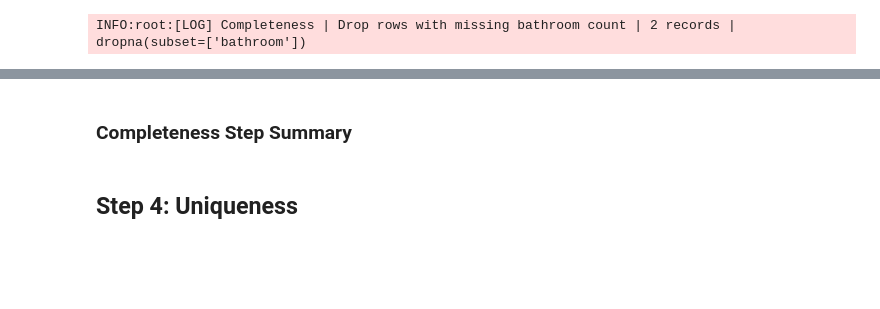
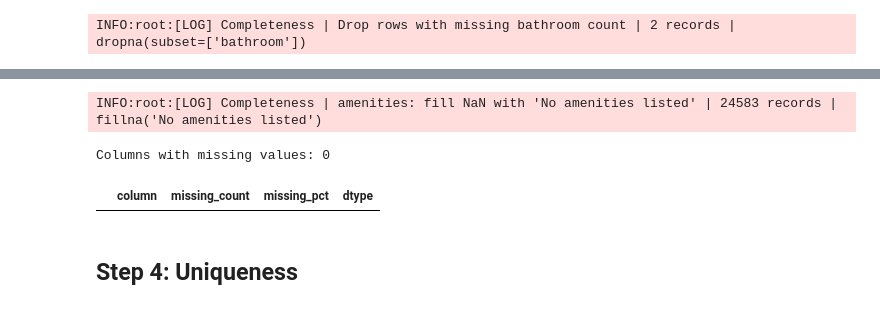
Before and after one commit to ahmedmostafa10/DS_Project, a Jupyter notebook: notebooks/02_data_cleaning.ipynb, the cells around one changed output, grey strips where cells are left out. Drawn from its saved outputs; the diff is of its cells as text; code cells hidden in the pictures; blank space fills up the shorter version.

```diff
--- a/notebooks/02_data_cleaning.ipynb
+++ b/notebooks/02_data_cleaning.ipynb
@@ -743,6 +759,12 @@ Shape after column drops: (34523, 28)
 Dropped 1 columns
 # %%
 def fill_district_with_mode(df):
+    number_of_missing_districts = int(df["district"].isna().sum())
+
+    if number_of_missing_districts == 0:
+        return df,0
+
+    df["district"] = df["district"].cat.add_categories(["Unknown"])
     group_mode = df.groupby(['city', 'town'])['district'].transform(
         lambda x: x.mode().iloc[0] if not x.mode().empty else np.nan
     )
@@ -755,4 +777,4 @@ def fill_district_with_mode(df):
 
     df['district'] = df['district'].fillna('Unknown')
 
-    return df
+    return df,number_of_missing_districts
@@ -764,15 +794,18 @@ CategoricalDtype(categories=['furnished', 'partly', 'unfurnished'], ordered=Fals
 # %%
-if "furnished" in df.columns:
-    n_furnished_missing = int(df["furnished"].isna().sum())
-    df["furnished"] = df["furnished"].fillna("Unknown")
+n_furnished_missing = int(df["furnished"].isna().sum())
+
+if n_furnished_missing > 0:
+    df["furnished"] = df["furnished"].cat.add_categories(["Missing"])
+    df["furnished"] = df["furnished"].fillna("Missing")
+
     log_cleaning_action(
         step="Completeness",
-        rule="furnished: fill NaN with 'Unknown' category",
+        rule="furnished: fill NaN with 'Missing' category",
         records_affected=n_furnished_missing,
-        action="fillna('Unknown')",
+        action="fillna('Missing')",
         rationale=(
             "Missingness is informative — agents who don't disclose furnished status "
-            "may represent a distinct listing pattern. 'Unknown' lets the model learn from it."
+            "may represent a distinct listing pattern. 'Missing' lets the model learn from it."
         ),
     )
 # %% [output]
@@ -948,2 +842,0 @@ print(df.isna().sum()[df.isna().sum() > 0])
-# %% [markdown]
-### Completeness Step Summary
@@ -959,0 +843,25 @@ print(f"\nFinal shape: {df.shape}")
+# %%
+number_missing_amenities = int(df["amenities"].isna().sum())
+if number_missing_amenities > 0:
+    df["amenities"] = df["amenities"].cat.add_categories(["No amenities listed"])
+    df["amenities"] = df["amenities"].fillna("No amenities listed")
+    df["amenities"].value_counts(dropna=False)
+    log_cleaning_action(
+        step="Completeness",
+        rule="amenities: fill NaN with 'No amenities listed'",
+        records_affected=number_missing_amenities,
+        action="fillna('No amenities listed')",
+        rationale=(
+            "Missing amenities likely indicates no amenities were listed. "
+            "Filling with 'No amenities listed' provides a meaningful category for the model to learn from."
+        ),
+    )
+# %% [output]
+INFO:root:[LOG] Completeness | amenities: fill NaN with 'No amenities listed' | 24583 records | fillna('No amenities listed')
+# %%
+missing_report = audit_missing_values(df)
+print(f"Columns with missing values: {len(missing_report)}")
+missing_report
+# %% [output]
+Columns with missing values: 0
+|  | column | missing_count | missing_pct | dtype |
```
Also changed, not shown: parts of 68 cells of this notebook, 1 other file.
